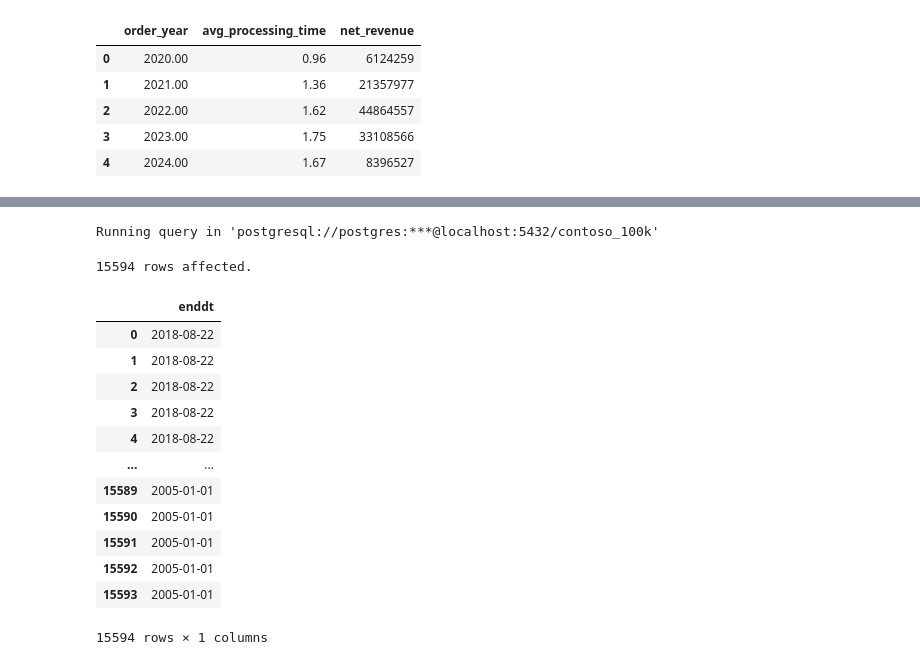
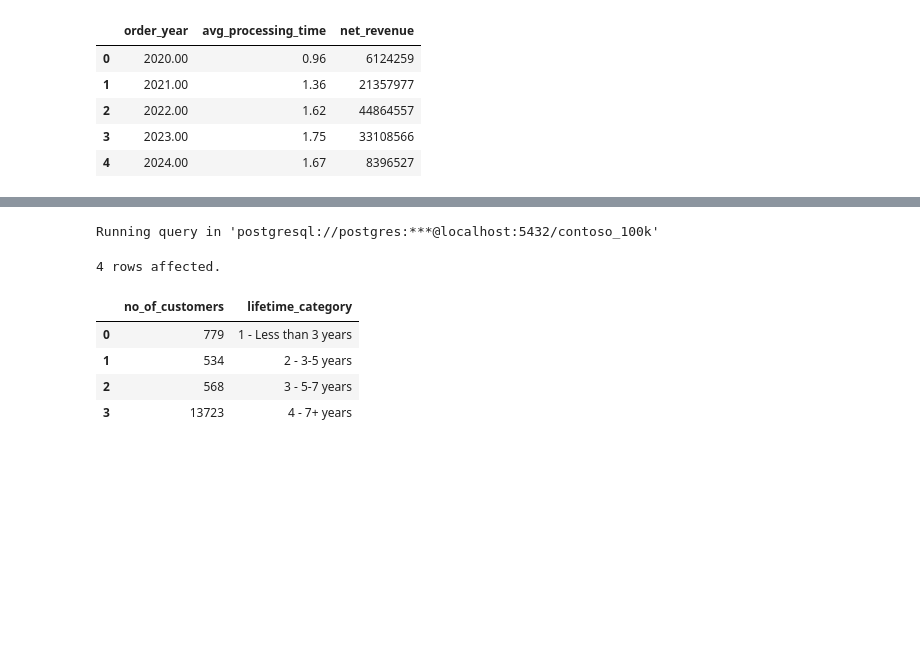
Before and after one commit to kreexus/luke_barrouse_sql, a Jupyter notebook: 2_Date_Time/3_Date_Differences.ipynb, the cells around one changed output, grey strips where cells are left out. Drawn from its saved outputs; the diff is of its cells as text; code cells hidden in the pictures; blank space fills up the shorter version.

```diff
--- a/2_Date_Time/3_Date_Differences.ipynb
+++ b/2_Date_Time/3_Date_Differences.ipynb
@@ -544,40 +563,41 @@ LINE 7: )
 # %%
-#Customer Activity Analysis (2.3.4) - Problem
-#Analyze the expected lifetime of customers who have recently churned (I.e., not returned) by examining their duration as customers. This analysis will focus on customers who ended their relationship with the company at least 7 years ago to understand historical customer retention patterns.
+##Customer Activity Analysis (2.3.4) - Problem
+##Analyze the expected lifetime of customers who have recently churned (I.e., not returned) by examining their duration as customers. This analysis will focus on customers who ended their relationship with the company at least 7 years ago to understand historical customer retention patterns.
 
 #For each customer:
 
     #Calculate their total lifetime (in months) from their start date (startdt) to their end date (enddt) from the customer table
     #Only include customers whose relationship ended at least 7 years ago
     #Categorize customers into lifetime ranges:
         #'1 - Less than 3 years'
         #'2 - 3-5 years'
         #'3 - 5-7 years'
         #'4 - 7+ years'
     #For each category, determine:
         #Number of customers
         #Percentage of total churned customers
         #Average customer lifetime in months
 
 %%sql
 
-SELECT enddt
-FROM customer
-where enddt <= CURRENT_DATE - INTERVAL '7years'
-order by enddt desc
+SELECT
+  COUNT (DISTINCT customerkey) as No_of_customers,
+  CASE
+    WHEN EXTRACT (YEAR from AGE (enddt,startdt)) * 12 + EXTRACT (MONTH from AGE (enddt,startdt)) < 36 THEN '1 - Less than 3 years'
+    WHEN EXTRACT (YEAR from AGE (enddt,startdt)) * 12 + EXTRACT (MONTH from AGE (enddt,startdt)) BETWEEN 36 AND 60 THEN '2 - 3-5 years'
+    WHEN EXTRACT (YEAR from AGE (enddt,startdt)) * 12 + EXTRACT (MONTH from AGE (enddt,startdt)) BETWEEN 61 AND 84 THEN '3 - 5-7 years'
+    ELSE '4 - 7+ years'
+  END as lifetime_category
+FROM
+  customer
+WHERE
+  enddt <= CURRENT_DATE - INTERVAL '7years'
+GROUP BY lifetime_category
 # %% [output]
 Running query in 'postgresql://postgres:***@localhost:5432/contoso_100k'
-15594 rows affected.
+4 rows affected.
-|  | enddt |
-| 0 | 2018-08-22 |
-| 1 | 2018-08-22 |
-| 2 | 2018-08-22 |
-| 3 | 2018-08-22 |
-| 4 | 2018-08-22 |
-| ... | ... |
-| 15589 | 2005-01-01 |
-| 15590 | 2005-01-01 |
-| 15591 | 2005-01-01 |
-| 15592 | 2005-01-01 |
-| 15593 | 2005-01-01 |
+|  | no_of_customers | lifetime_category |
+| 0 | 779 | 1 - Less than 3 years |
+| 1 | 534 | 2 - 3-5 years |
+| 2 | 568 | 3 - 5-7 years |
+| 3 | 13723 | 4 - 7+ years |
-15594 rows × 1 columns
```
Also changed, not shown: parts of 4 cells of this notebook.
